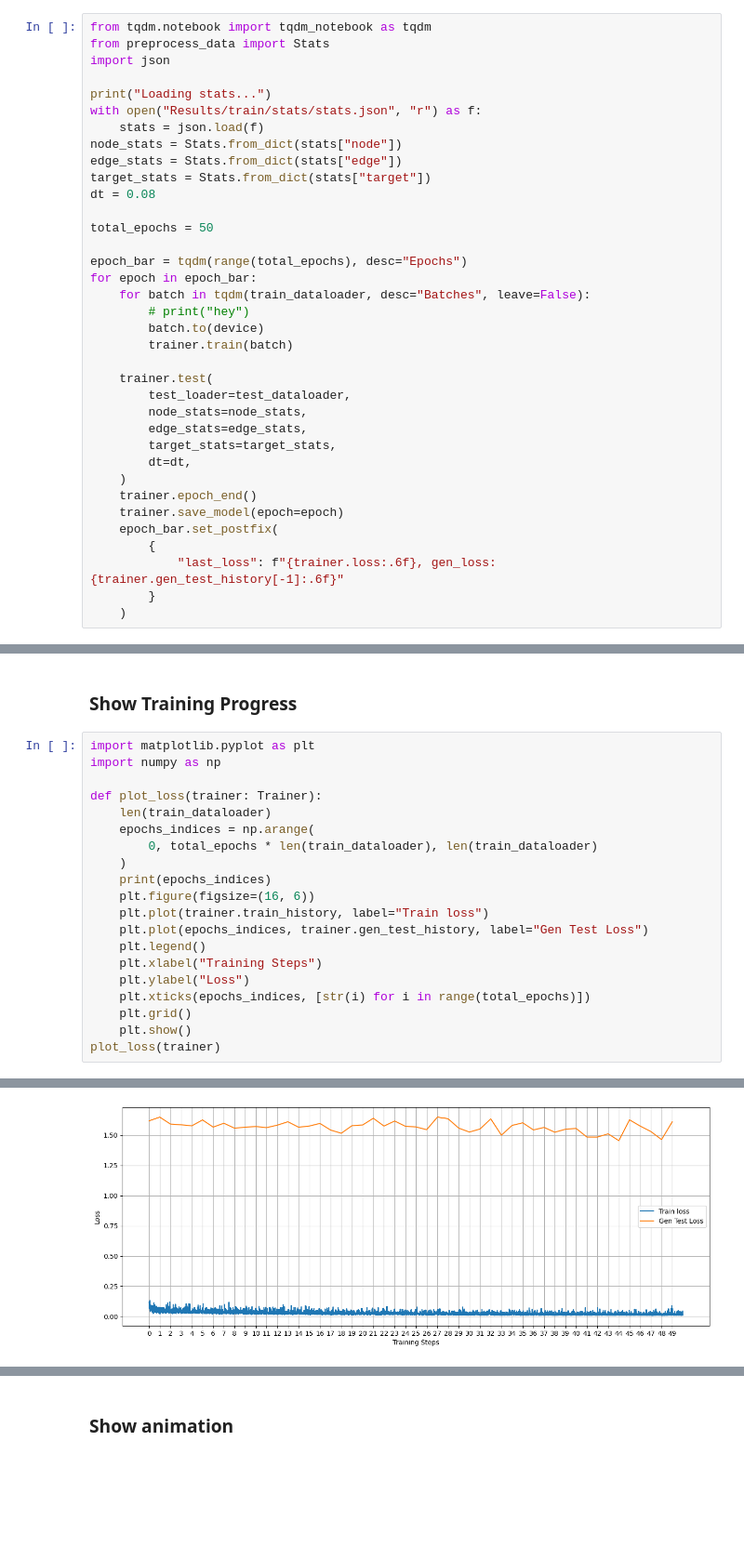
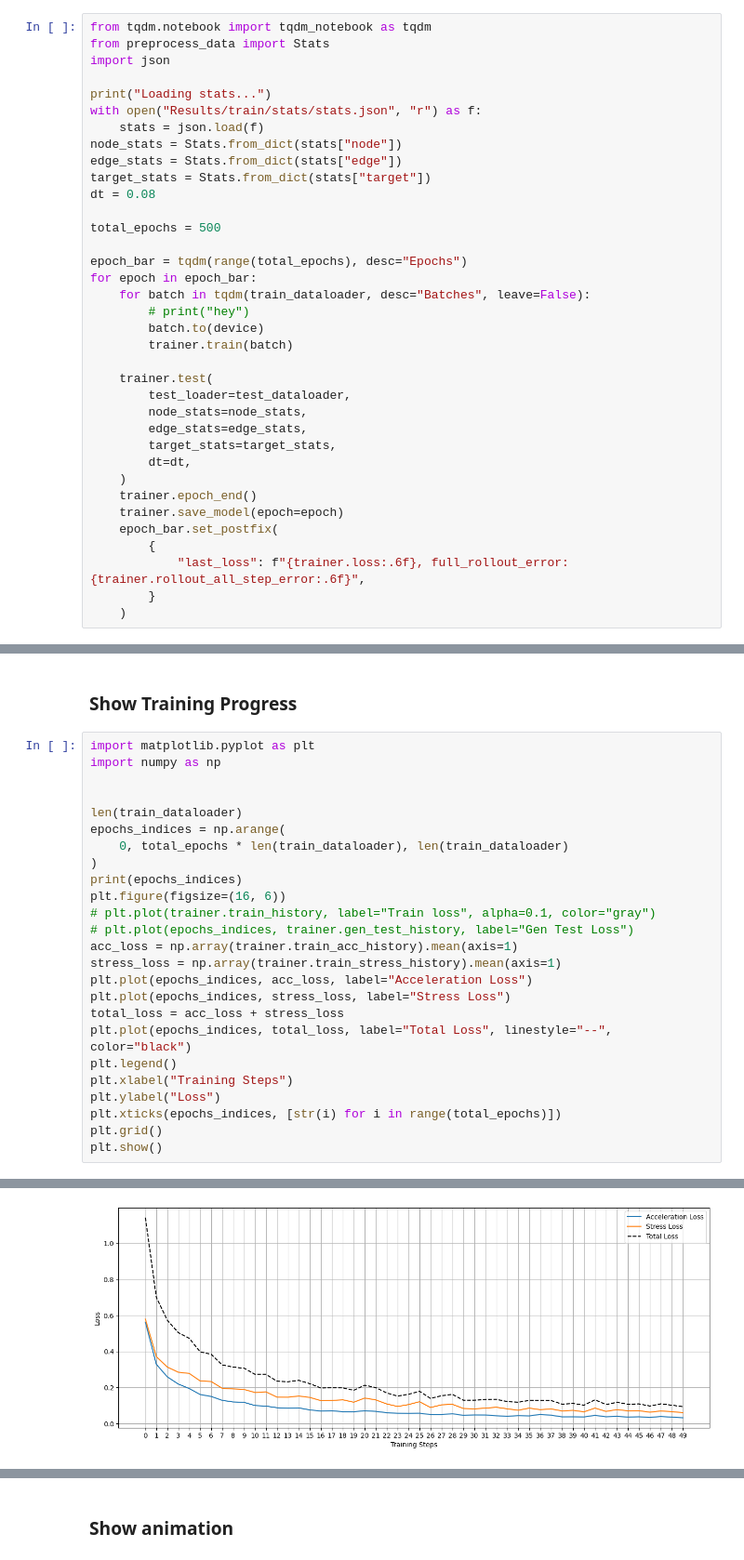
Before and after one commit to Primo909/BeamElastoDynamics, a Jupyter notebook: example_train.ipynb, the cells around one changed output, grey strips where cells are left out. Shown at 93% size. Saved outputs shown, nothing was run; the diff lists cells and outputs as text; blank space fills up the shorter version.

```diff
--- a/example_train.ipynb
+++ b/example_train.ipynb
@@ -109,7 +113,7 @@ edge_stats = Stats.from_dict(stats["edge"])
 target_stats = Stats.from_dict(stats["target"])
 dt = 0.08
 
-total_epochs = 50
+total_epochs = 500
 
 epoch_bar = tqdm(range(total_epochs), desc="Epochs")
 for epoch in epoch_bar:
@@ -129,7 +133,7 @@ for epoch in epoch_bar:
     trainer.save_model(epoch=epoch)
     epoch_bar.set_postfix(
         {
-            "last_loss": f"{trainer.loss:.6f}, gen_loss: {trainer.gen_test_history[-1]:.6f}"
+            "last_loss": f"{trainer.loss:.6f}, full_rollout_error: {trainer.rollout_all_step_error:.6f}",
         }
     )
 # %% [output]
@@ -139,26 +143,31 @@ Loading stats...
 # %%
 import matplotlib.pyplot as plt
 import numpy as np
 
-def plot_loss(trainer: Trainer):
-    len(train_dataloader)
-    epochs_indices = np.arange(
-        0, total_epochs * len(train_dataloader), len(train_dataloader)
-    )
-    print(epochs_indices)
-    plt.figure(figsize=(16, 6))
-    plt.plot(trainer.train_history, label="Train loss")
-    plt.plot(epochs_indices, trainer.gen_test_history, label="Gen Test Loss")
-    plt.legend()
-    plt.xlabel("Training Steps")
-    plt.ylabel("Loss")
-    plt.xticks(epochs_indices, [str(i) for i in range(total_epochs)])
-    plt.grid()
-    plt.show()
-plot_loss(trainer)
+
+len(train_dataloader)
+epochs_indices = np.arange(
+    0, total_epochs * len(train_dataloader), len(train_dataloader)
+)
+print(epochs_indices)
+plt.figure(figsize=(16, 6))
+# plt.plot(trainer.train_history, label="Train loss", alpha=0.1, color="gray")
+# plt.plot(epochs_indices, trainer.gen_test_history, label="Gen Test Loss")
+acc_loss = np.array(trainer.train_acc_history).mean(axis=1)
+stress_loss = np.array(trainer.train_stress_history).mean(axis=1)
+plt.plot(epochs_indices, acc_loss, label="Acceleration Loss")
+plt.plot(epochs_indices, stress_loss, label="Stress Loss")
+total_loss = acc_loss + stress_loss
+plt.plot(epochs_indices, total_loss, label="Total Loss", linestyle="--", color="black")
+plt.legend()
+plt.xlabel("Training Steps")
+plt.ylabel("Loss")
+plt.xticks(epochs_indices, [str(i) for i in range(total_epochs)])
+plt.grid()
+plt.show()
 # %% [output]
 [   0  166  332  498  664  830  996 1162 1328 1494 1660 1826 1992 2158
  2324 2490 2656 2822 2988 3154 3320 3486 3652 3818 3984 4150 4316 4482
  4648 4814 4980 5146 5312 5478 5644 5810 5976 6142 6308 6474 6640 6806
  6972 7138 7304 7470 7636 7802 7968 8134]
-[figure, old version]
+[figure, new version]
```
Also changed, not shown: parts of 9 cells of this notebook, 8 other files.
